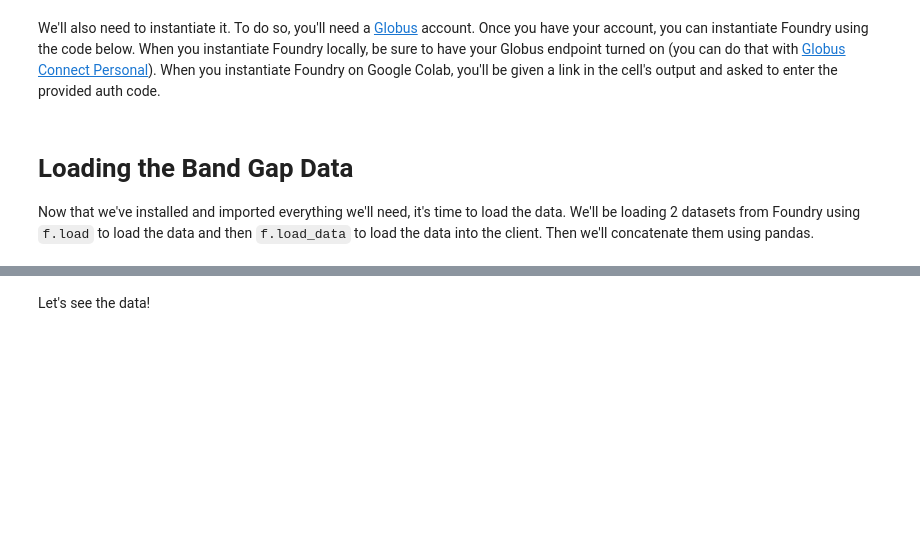
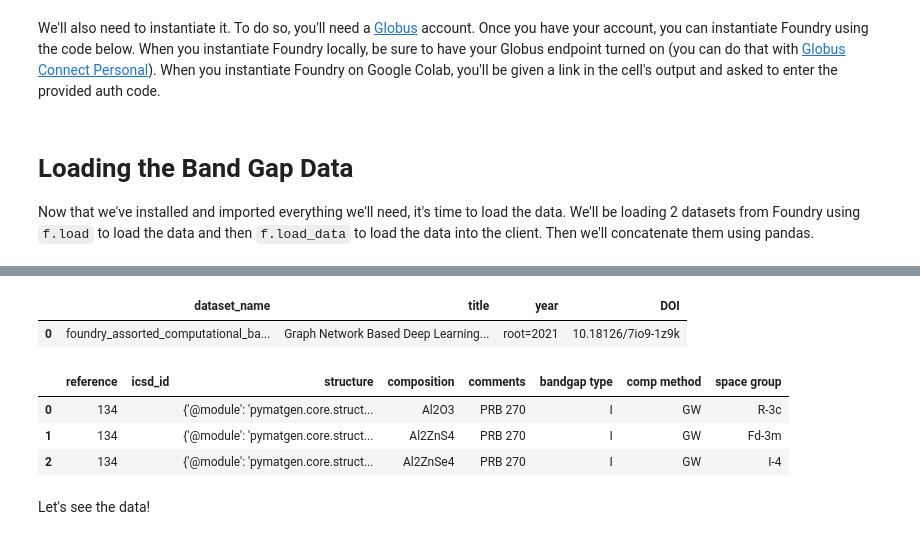
Before and after one commit to MLMI2-CSSI/foundry, a Jupyter notebook: examples/bandgap/bandgap_demo.ipynb, the cells around one changed output, grey strips where cells are left out. Drawn from its saved outputs; the diff is of its cells as text; code cells hidden in the pictures; blank space fills up the shorter version.

```diff
--- a/examples/bandgap/bandgap_demo.ipynb
+++ b/examples/bandgap/bandgap_demo.ipynb
@@ -132,3 +92,19 @@ All transfers processed
+# %%
+datasets = f.search("Computational Band Gaps")
+datasets
+# %% [output]
+|  | dataset_name | title | year | DOI |
+| 0 | foundry_assorted_computational_ba... | Graph Network Based Deep Learning... | root=2021 | 10.18126/7io9-1z9k |
+# %%
+ds = datasets.iloc[0].FoundryDataset # Select the index of the correct dataset and access the FoundryDataset object
+X_assorted,y_assorted = ds.get_as_dict()['train']
+# %%
+X_assorted.head(3)
+# %% [output]
+|  | reference | icsd_id | structure | composition | comments | bandgap type | comp method | space group |
+| 0 | 134 |  | {'@module': 'pymatgen.core.struct... | Al2O3 | PRB 270 | I | GW | R-3c |
+| 1 | 134 |  | {'@module': 'pymatgen.core.struct... | Al2ZnS4 | PRB 270 | I | GW | Fd-3m |
+| 2 | 134 |  | {'@module': 'pymatgen.core.struct... | Al2ZnSe4 | PRB 270 | I | GW | I-4 |
 # %%
 X, y = pd.concat([X_mp, X_assorted]), pd.concat([y_mp, y_assorted])
 # %% [markdown]
```
Also changed, not shown: parts of 13 cells of this notebook, 8 other files.
